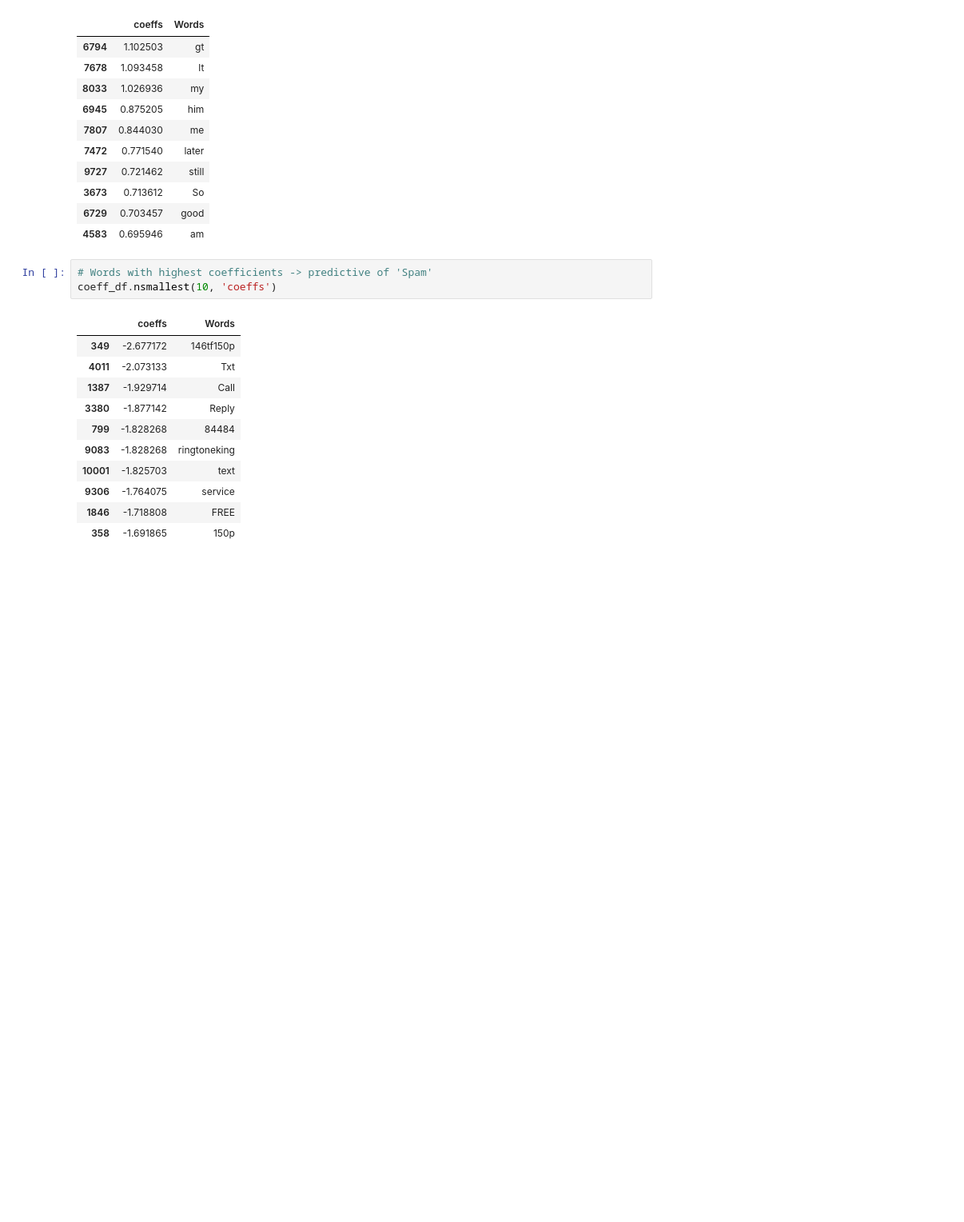
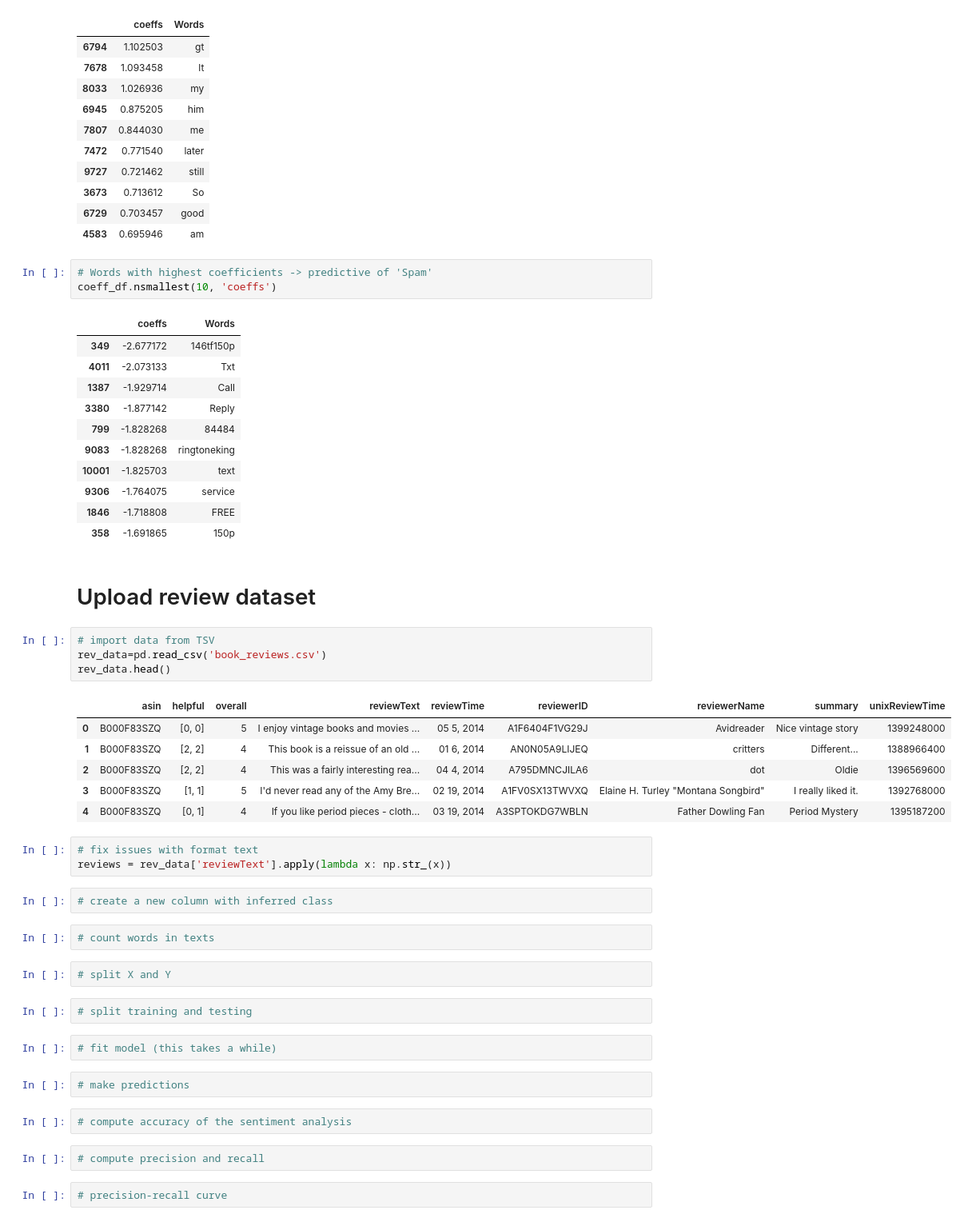
Before and after one commit to ua-dsf/ML_sprint, a Jupyter notebook: sprint2_classification/sprint2_hands_on.ipynb, the cells around one changed output. Shown: that part at 80% size. Saved outputs shown, nothing was run; the diff lists cells and outputs as text; blank space fills up the shorter version.

```diff
--- a/sprint2_classification/sprint2_hands_on.ipynb
+++ b/sprint2_classification/sprint2_hands_on.ipynb
@@ -128,3 +128,37 @@ coeff_df.nsmallest(10, 'coeffs')
 | 9306 | -1.764075 | service |
 | 1846 | -1.718808 | FREE |
 | 358 | -1.691865 | 150p |
+# %% [markdown]
+# Upload review dataset
+# %%
+# import data from TSV
+rev_data=pd.read_csv('book_reviews.csv')
+rev_data.head()
+# %% [output]
+|  | asin | helpful | overall | reviewText | reviewTime | reviewerID | reviewerName | summary | unixReviewTime |
+| 0 | B000F83SZQ | [0, 0] | 5 | I enjoy vintage books and movies ... | 05 5, 2014 | A1F6404F1VG29J | Avidreader | Nice vintage story | 1399248000 |
+| 1 | B000F83SZQ | [2, 2] | 4 | This book is a reissue of an old ... | 01 6, 2014 | AN0N05A9LIJEQ | critters | Different... | 1388966400 |
+| 2 | B000F83SZQ | [2, 2] | 4 | This was a fairly interesting rea... | 04 4, 2014 | A795DMNCJILA6 | dot | Oldie | 1396569600 |
+| 3 | B000F83SZQ | [1, 1] | 5 | I'd never read any of the Amy Bre... | 02 19, 2014 | A1FV0SX13TWVXQ | Elaine H. Turley "Montana Songbird" | I really liked it. | 1392768000 |
+| 4 | B000F83SZQ | [0, 1] | 4 | If you like period pieces - cloth... | 03 19, 2014 | A3SPTOKDG7WBLN | Father Dowling Fan | Period Mystery | 1395187200 |
+# %%
+# fix issues with format text
+reviews = rev_data['reviewText'].apply(lambda x: np.str_(x))
+# %%
+# create a new column with inferred class
+# %%
+# count words in texts
+# %%
+# split X and Y
+# %%
+# split training and testing
+# %%
+# fit model (this takes a while)
+# %%
+# make predictions
+# %%
+# compute accuracy of the sentiment analysis
+# %%
+# compute precision and recall
+# %%
+# precision-recall curve
```
Also changed, not shown: parts of 4 cells of this notebook, 3 other files.
